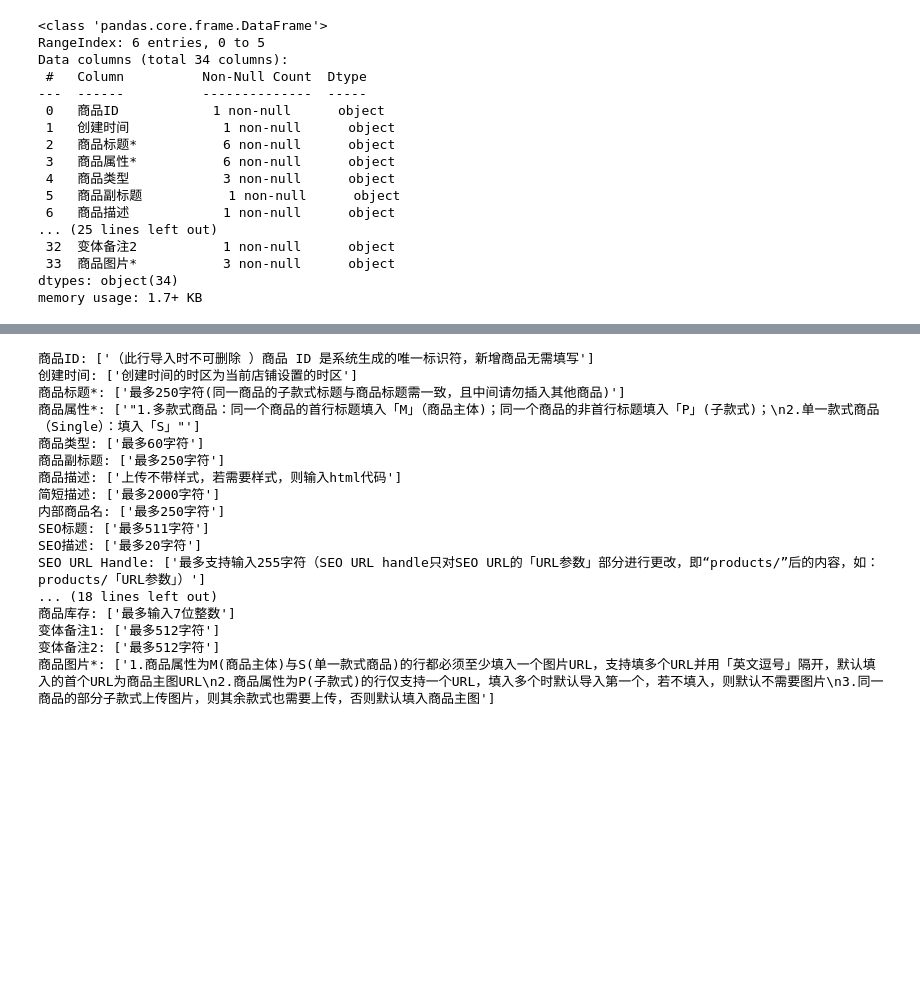
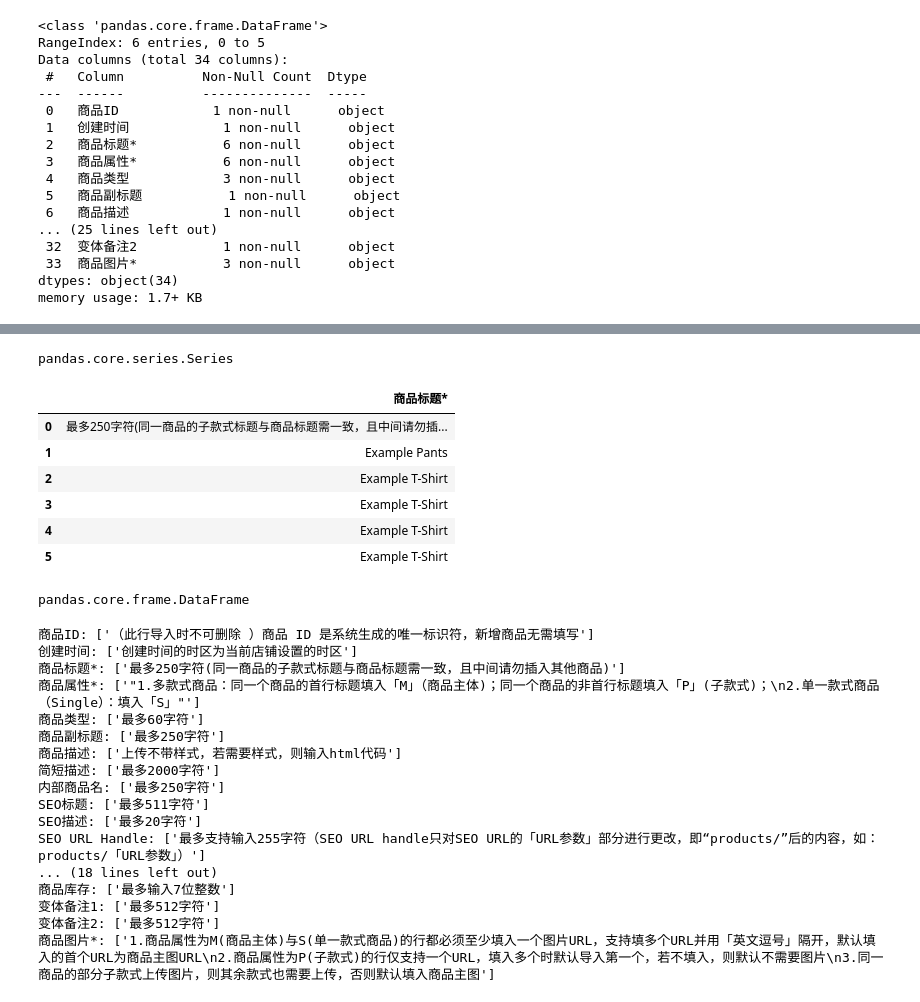
Before and after one commit to xuchaoxin1375/scripts, a Jupyter notebook: wp/woocommerce/woo_df/csv_dir/us-simms-yy.ipynb, the cells around one changed output, grey strips where cells are left out. Saved outputs shown, nothing was run; the diff lists cells and outputs as text; code cells hidden in the pictures; blank space fills up the shorter version.

```diff
--- a/wp/woocommerce/woo_df/csv_dir/us-simms-yy.ipynb
+++ b/wp/woocommerce/woo_df/csv_dir/us-simms-yy.ipynb
@@ -45,3 +149,22 @@ star_col=[col for col in dft.columns if '*' in col]
+# %%
+type(title)
+# %% [output]
+pandas.core.series.Series
+# %%
+title=dft.loc[:,['商品标题*']]
+title
+# %% [output]
+|  | 商品标题* |
+| 0 | 最多250字符(同一商品的子款式标题与商品标题需一致，且中间请勿插... |
+| 1 | Example Pants |
+| 2 | Example T-Shirt |
+| 3 | Example T-Shirt |
+| 4 | Example T-Shirt |
+| 5 | Example T-Shirt |
+# %%
+type(title)
+# %% [output]
+pandas.core.frame.DataFrame
 # %%
 
 
```
Also changed, not shown: parts of 17 cells of this notebook, 4 other files.
